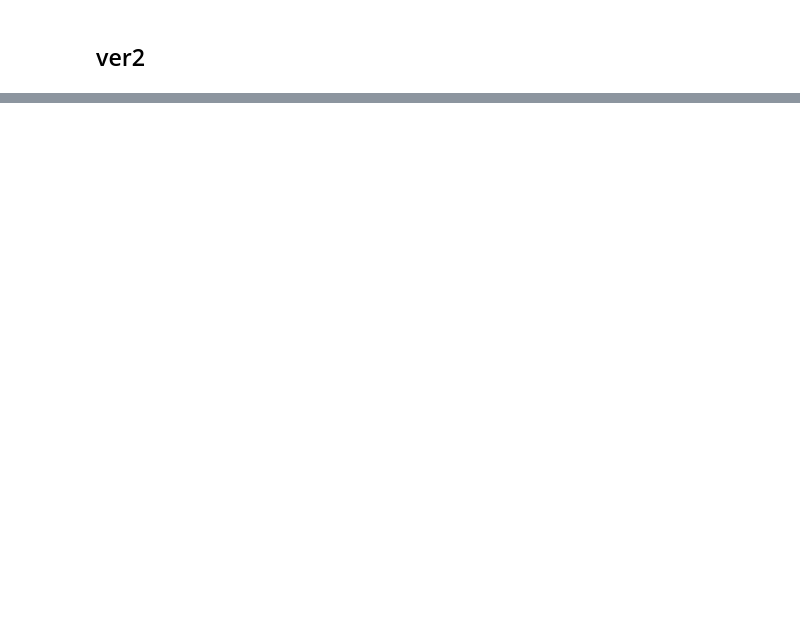
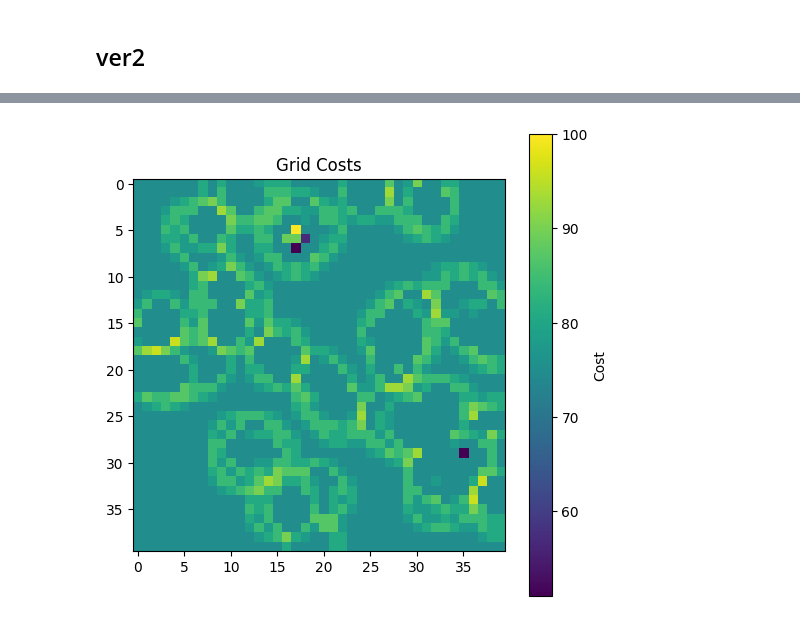
Before and after one commit to gibranfil/simulation, a Jupyter notebook: co_schelling/seggregation_Increasing_price.ipynb, the cells around one changed output, grey strips where cells are left out. Saved outputs shown, nothing was run; the diff lists cells and outputs as text; code cells hidden in the pictures; blank space fills up the shorter version.

```diff
--- a/co_schelling/seggregation_Increasing_price.ipynb
+++ b/co_schelling/seggregation_Increasing_price.ipynb
@@ -349,5 +473,6 @@ class SchellingModel:
 # %%
-model = SchellingModel(grid_size=40, n_agents=900, n_types=3, similarity_threshold=0.5)
+model = SchellingModel(grid_size=40, n_agents=900, n_types=2, similarity_threshold=0.5)
 model.run()
-model.create_animation(save_path='schelling_animationver3.mp4')
+#model.create_animation(save_path='schelling_animationver3.mp4')
+model.plot_last_state()
 # %% [output]
@@ -359,0 +497,4 @@ sa
+# %%
+model.plot_grid_costs()
+# %% [output]
+[figure, added]
```
Also changed, not shown: parts of 11 cells of this notebook, 4 other files.
